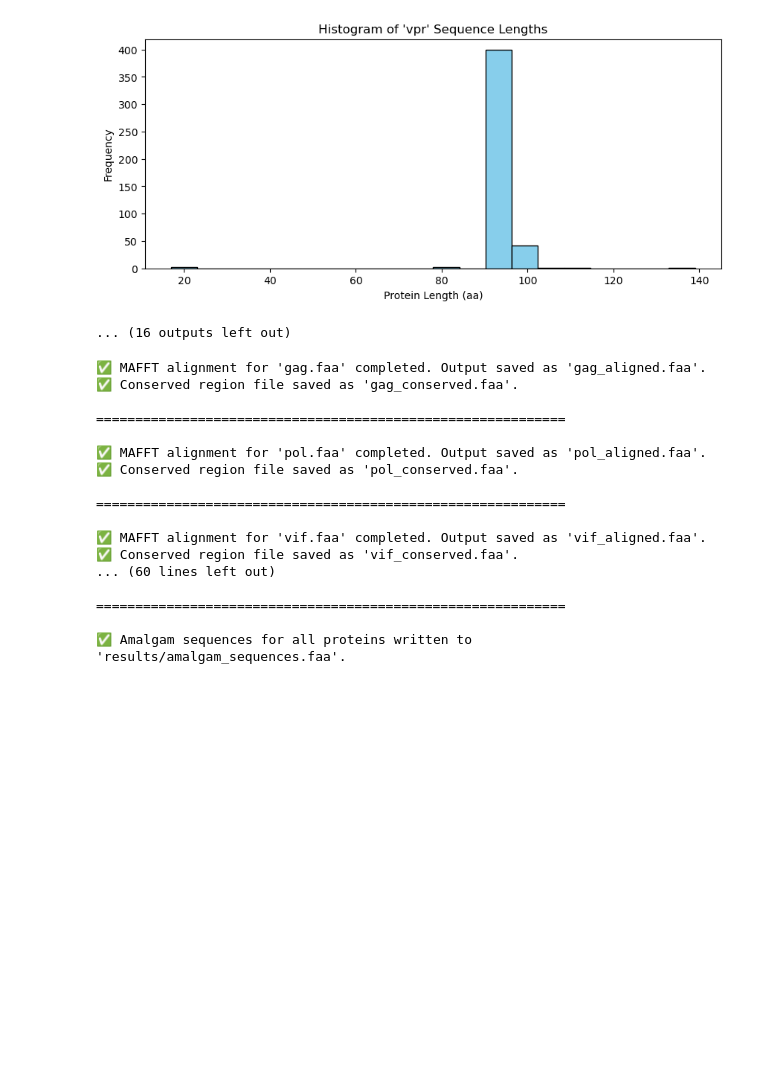
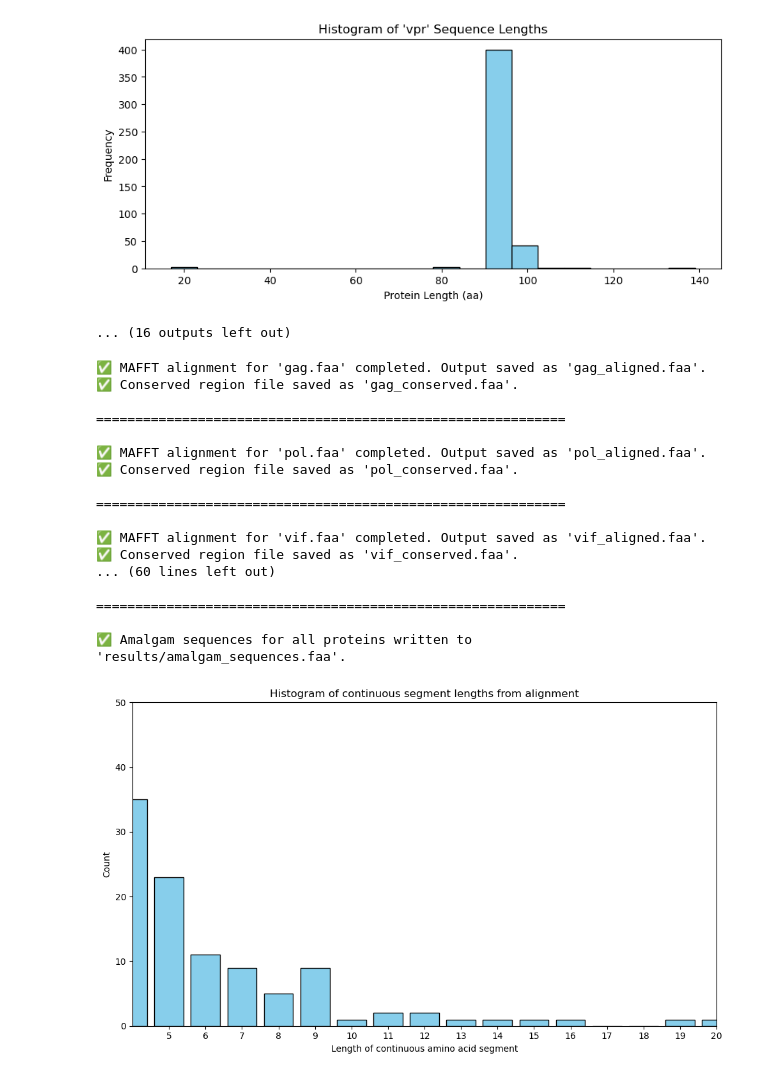
Before and after one commit to pedroaugtb/sequences_alignment, a Jupyter notebook: mafft.ipynb, the cells around one changed output. Saved outputs shown, nothing was run; the diff lists cells and outputs as text; code cells hidden in the pictures; blank space fills up the shorter version.

```diff
--- a/mafft.ipynb
+++ b/mafft.ipynb
@@ -373,3 +373,100 @@ else:
 ============================================================
 
 ✅ Amalgam sequences for all proteins written to 'results/amalgam_sequences.faa'.
+# %%
+#!/usr/bin/env python3
+import matplotlib.pyplot as plt
+from collections import Counter
+
+def extract_subsequences(seq, min_len, max_len):
+    """
+    Given a sequence string (with no gaps), return a set of all contiguous
+    subsequences with lengths between min_len and max_len (inclusive).
+    """
+    subseqs = set()
+    n = len(seq)
+    for L in range(min_len, max_len + 1):
+        for i in range(n - L + 1):
+            subseqs.add(seq[i:i+L])
+    return subseqs
+
+def main():
+    input_file = "results/amalgam_sequences.faa"
+
+    # Sets to hold unique subsequences for each output category.
+    epitope_set = set()  # for subsequences of length 10-12
+    mhc_set = set()      # for subsequences of length 10-15
+    # Counter for histogram of continuous segment lengths from aligned sequences.
+    segment_length_hist = Counter()
+
+    current_seq = ""
+    current_aln_lines = []
+
+    with open(input_file, "r") as infile:
+        for line in infile:
+            line = line.strip()
+            if not line:
+                continue
+            # Header line indicates a new record.
+            if line.startswith(">"):
+                if current_seq:
+                    clean_seq = current_seq.replace("-", "")
+                    if len(clean_seq) >= 10:
+                        epitope_set.update(extract_subsequences(clean_seq, 10, 12))
+                        mhc_set.update(extract_subsequences(clean_seq, 10, 15))
+                if current_aln_lines:
+                    full_aln = "".join(current_aln_lines)
+                    for seg in full_aln.split('-'):
+                        if seg:
+                            segment_length_hist[len(seg)] += 1
+                current_seq = ""
+                current_aln_lines = []
+            else:
+                # Accumulate sequence lines and aligned lines.
+                current_seq += line
+                current_aln_lines.append(line)
+        # Process the final record
+        if current_seq:
+            clean_seq = current_seq.replace("-", "")
+            if len(clean_seq) >= 10:
+                epitope_set.update(extract_subsequences(clean_seq, 10, 12))
+                mhc_set.update(extract_subsequences(clean_seq, 10, 15))
+        if current_aln_lines:
+            full_aln = "".join(current_aln_lines)
+            for seg in full_aln.split('-'):
+                if seg:
+                    segment_length_hist[len(seg)] += 1
+
+    # Write the epitope subsequences to file "epitope"
+    with open("epitopes/epitope", "w") as epi_file:
+        for subseq in sorted(epitope_set):
+            epi_file.write(subseq + "\n")
+
+    # Write the MHC subsequences to file "MHC"
+    with open("epitopes/MHC", "w") as mhc_file:
+        for subseq in sorted(mhc_set):
+            mhc_file.write(subseq + "\n")
+
+    # Plot histogram of continuous segment lengths (limit x-axis from 5 to 20)
+    if segment_length_hist:
+        max_len_val = max(segment_length_hist.keys())
+        lengths = list(range(1, max_len_val + 1))
+        counts = [segment_length_hist.get(L, 0) for L in lengths]
+
+        plt.figure(figsize=(10,6))
+        plt.bar(lengths, counts, color='skyblue', edgecolor='black')
+        plt.xlabel("Length of continuous amino acid segment")
+        plt.ylabel("Count")
+        plt.title("Histogram of continuous segment lengths from alignment")
+        plt.xticks(range(5, 21))
+        plt.xlim(4, 20)
+        plt.ylim(0, 50)
+        plt.tight_layout()
+        plt.show()
+    else:
+        print("No continuous segments found for histogram.")
+
+if __name__ == "__main__":
+    main()
+# %% [output]
+[figure, added]
```
Also changed, not shown: 5 other files.
